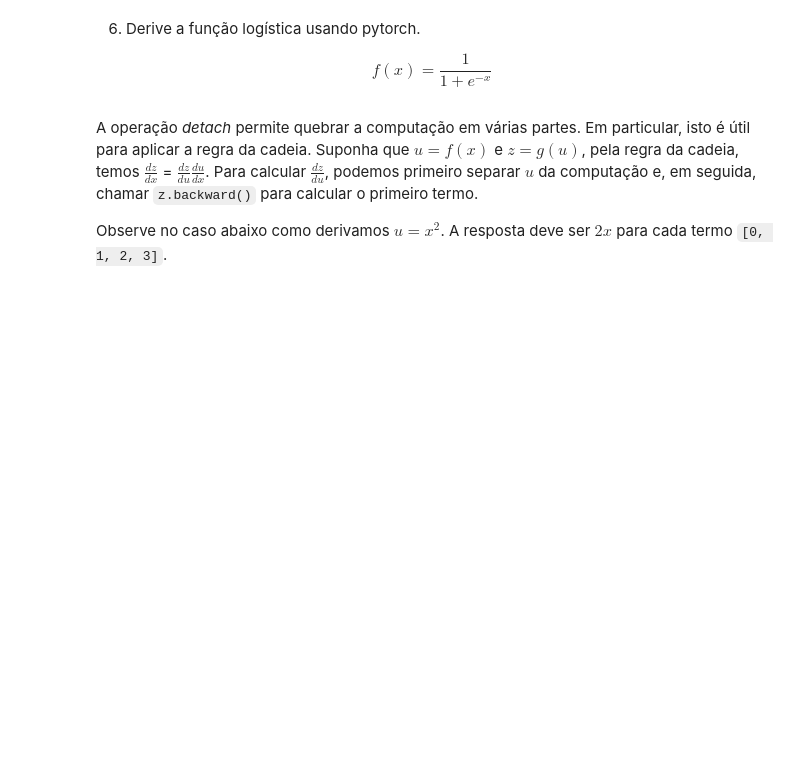
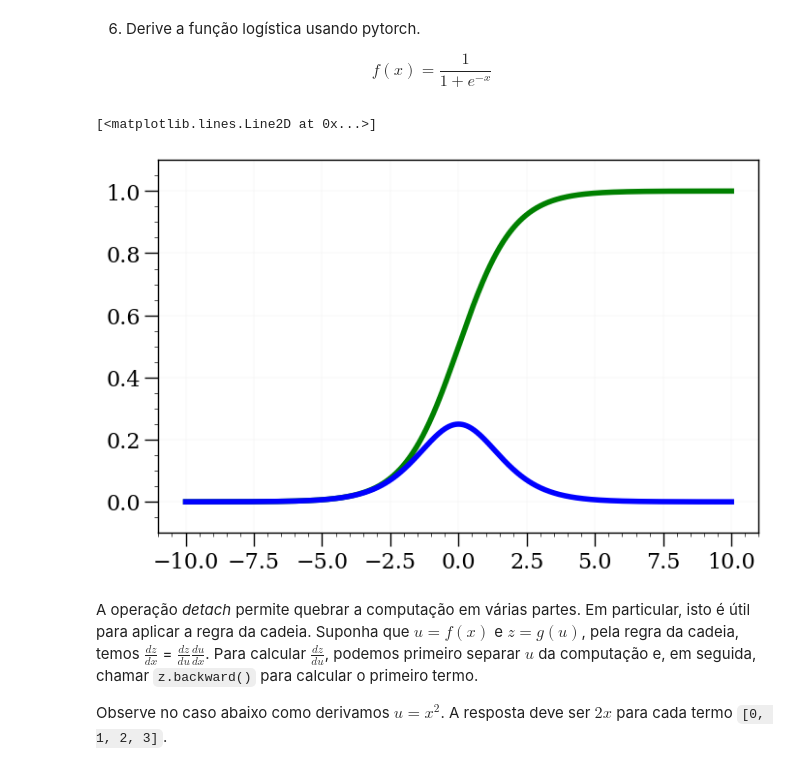
Before and after one commit to brunoflister/deep-ufmg, a Jupyter notebook: listas/01-Programacao-Diferenciavel.ipynb, the cells around one changed output. Saved outputs shown, nothing was run; the diff lists cells and outputs as text; code cells hidden in the pictures; blank space fills up the shorter version.

```diff
--- a/listas/01-Programacao-Diferenciavel.ipynb
+++ b/listas/01-Programacao-Diferenciavel.ipynb
@@ -504,3 +523,19 @@ x_torch = torch.from_numpy(x)
+# %%
+# Implemente aqui a sua solução
+# Dica: não se esqueça de definir requires_grad de x_torch como True!
+x_torch = torch.tensor(x , requires_grad=True)
+y = 1/(1 + torch.exp(- x_torch))
+
+v = torch.ones(x_torch.shape, dtype=torch.double)
+
+# Como aqui x da origem a y diretamente, nosso v sera apenas um vetor de 1's com a mesma dimensao de x
+y.backward(v)
+
+plt.plot(x_torch.detach().numpy(), y.detach().numpy(), 'g', label='f(x)')
+plt.plot(x_torch.detach().numpy(), x_torch.grad.numpy(), 'b', label='f\'(x)')
+# %% [output]
+[<matplotlib.lines.Line2D at 0x...>]
+[figure, added]
 # %%
 # testes, não apagar
 y_test = 1.0/(1 + np.exp(-x))
```
Also changed, not shown: parts of 30 cells of this notebook.
